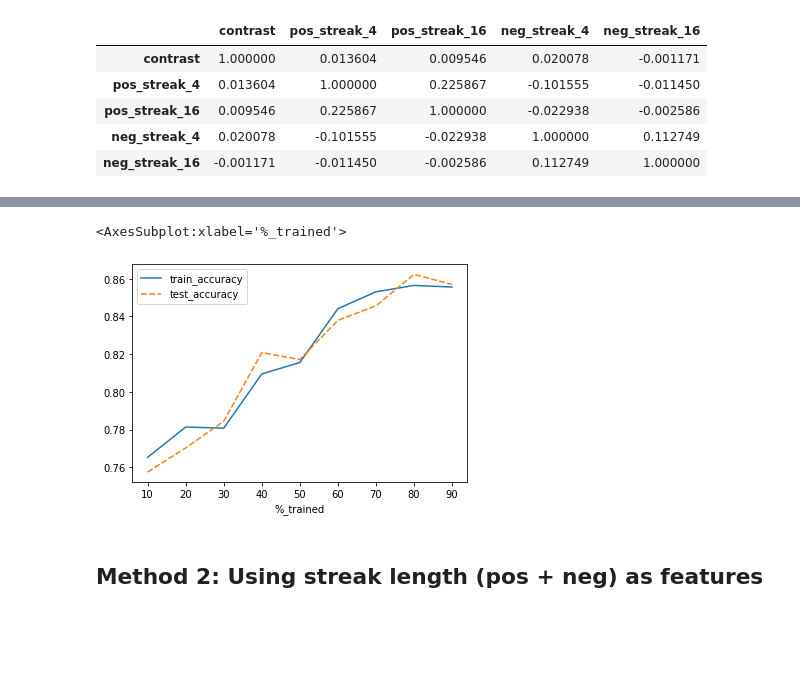
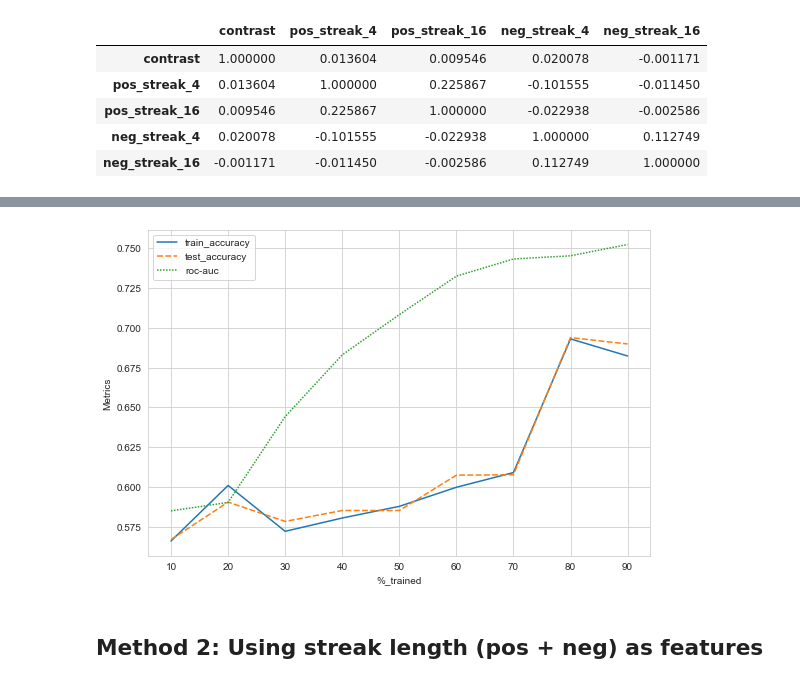
Before and after one commit to shayan823/reward_related_society, a Jupyter notebook: modelling.ipynb, the cells around one changed output, grey strips where cells are left out. Saved outputs shown, nothing was run; the diff lists cells and outputs as text; code cells hidden in the pictures; blank space fills up the shorter version.

Commit message:
adding plots from method-1

```diff
--- a/modelling.ipynb
+++ b/modelling.ipynb
@@ -23,6 +23,20 @@ from tools import length_last_streak, fetch_mice_by_percentage, search_sequence
 sns.set_style('whitegrid')
 # %%
 from nma_ibl import reference, subject, action, acquisition, data, behavior, behavior_analyses
+# %%
+def get_plots_for_acc_vs_learning(pc, train, test, roc_list, method):
+    data_for_acc_vs_percentage_trained = {"%_trained":pc,
+                                        "train_accuracy": train,
+                                        "test_accuracy": test,
+                                        "roc-auc": roc_list}
+
+    df = pd.DataFrame(data_for_acc_vs_percentage_trained).set_index("%_trained")
+
+    plt.figure(figsize=(9,6))
+    ax = sns.lineplot(data=df)
+    ax.set_ylabel("Metrics")
+    plt.savefig("./plots/acc_vs_percentage_{}.png".format(method))
+    plt.show()
 # %% [markdown]
 ## Method 1: One hot coding of streak lengths passed as features
 # %%
@@ -110,5 +124,5 @@ def streak_modelling(X,y):
 # %%
 X, y = get_streak_data("mainenlab", 50, [4, 16, -4, -16])
 # print(X.shape, y.shape)
-train_acc, test_acc, coef = streak_modelling(X,y)
+train_acc, test_acc, coef, roc = streak_modelling(X,y)
 # %% [output]
@@ -132,11 +146,25 @@ df.corr()
 pc=np.arange(10,100,10)
 train=[]
 test=[]
+coef_contrast=[]
+coef_pos_streak_4=[]
+coef_neg_streak_4=[]
+coef_pos_streak_16=[]
+coef_neg_streak_16=[]
+roc_list=[]
 for percentage in pc:
     print("%_trained_mice_considered:{}".format(percentage))
-    data_X, data_y = get_streak_data("mainenlab", percentage, [2,3,-2,-3])
-    train_acc, test_acc, coef, roc = streak_modelling(data_X,data_y)
+    data_X, data_y = get_streak_data("mainenlab", percentage, [4,16,-4,-16])
+    train_acc, test_acc, coef, roc = streak_modelling(data_X, data_y)
+
     train.append(train_acc)
     test.append(test_acc)
-    print("-------------------------------------------------------------------\n")
+
+    coef_contrast.append(coef[0])
+    coef_pos_streak_4.append(coef[1])
+    coef_pos_streak_16.append(coef[2])
+    coef_neg_streak_4.append(coef[3])
+    coef_neg_streak_16.append(coef[4])
+    roc_list.append(roc)
+    print("----")
 # %% [output]
@@ -161,10 +188,4 @@ Precision:88.08 Recall:92.75
-# %%
-data_for_acc_vs_percentage_trained = {"%_trained":pc,
-                                      "train_accuracy": train,
-                                      "test_accuracy": test}
-df = pd.DataFrame(data_for_acc_vs_percentage_trained).set_index("%_trained")
-# df.head(10)
-sns.lineplot(data=df)
-# %% [output]
-<AxesSubplot:xlabel='%_trained'>
-[figure, removed]
+# %%
+get_plots_for_acc_vs_learning(pc, train, test, roc_list, 'method-1')
+# %% [output]
+[figure, added]
```
Also changed, not shown: parts of 5 cells of this notebook, 3 other files.
